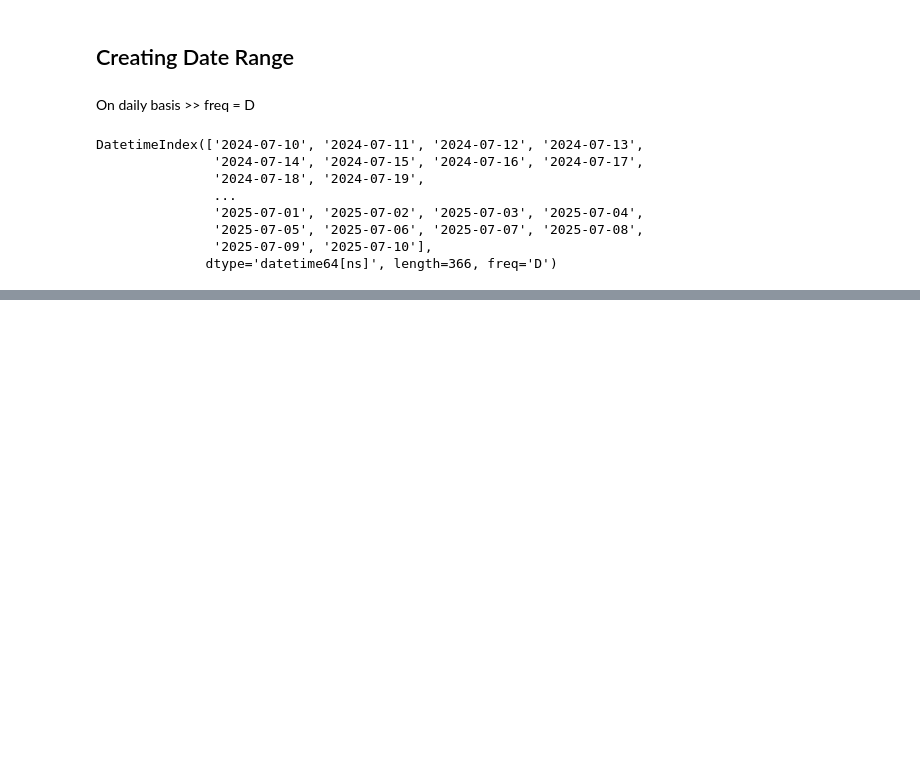
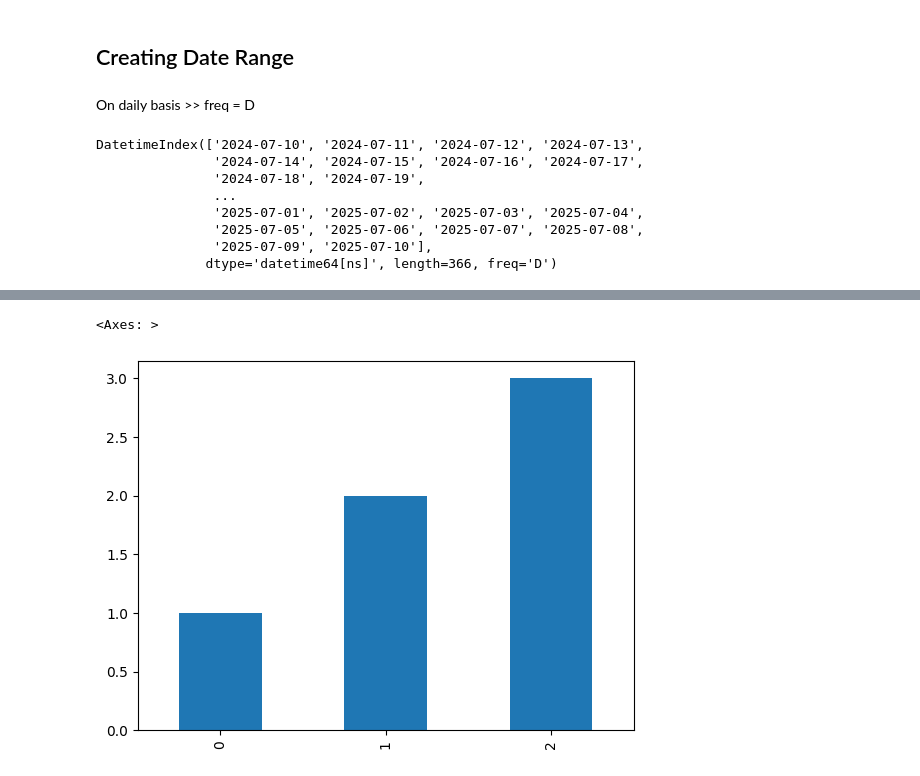
Before and after one commit to prA-G/DailyPythonNotes, a Jupyter notebook: 19_Pandas_Advance.ipynb, the cells around one changed output, grey strips where cells are left out. Drawn from its saved outputs; the diff is of its cells as text; code cells hidden in the pictures; blank space fills up the shorter version.

```diff
--- a/19_Pandas_Advance.ipynb
+++ b/19_Pandas_Advance.ipynb
@@ -2178,0 +2399,5 @@ DatetimeIndex(['2024-07-10', '2024-07-11', '2024-07-12', '2024-07-13',
+# %%
+df['A'].plot(kind= 'bar')  # to know the frequency in categorical data
+# %% [output]
+<Axes: >
+[figure, added]
```
Also changed, not shown: parts of 46 cells of this notebook.
